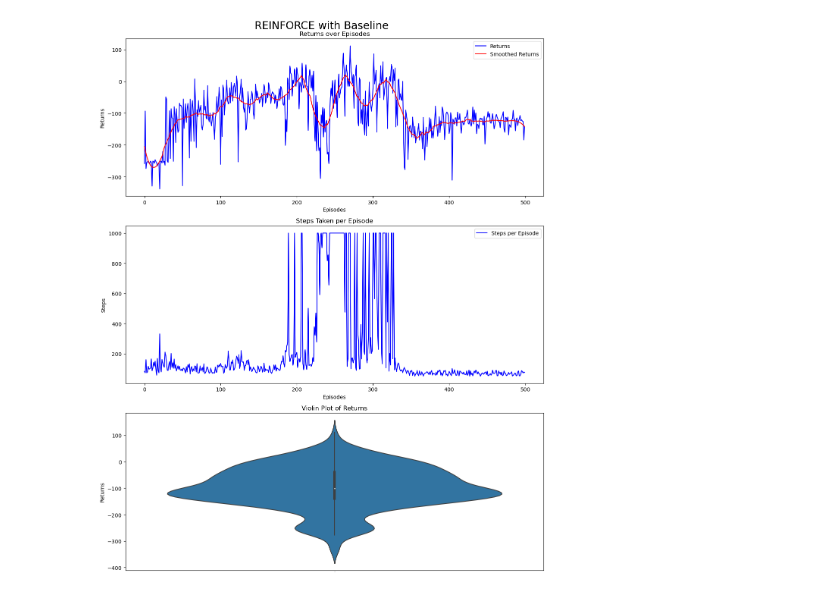
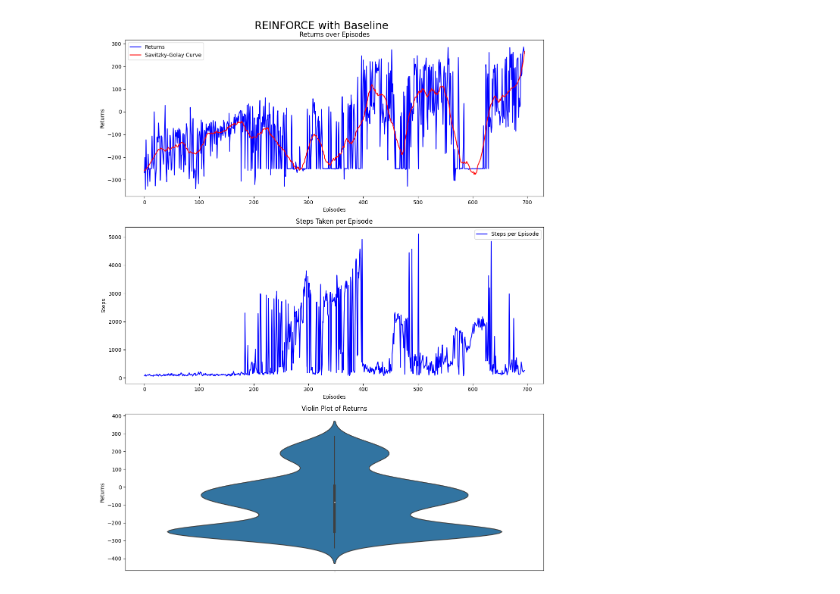
Before and after one commit to DavidAlexanderMoe/Lunar_Lander_DeepRL, a Jupyter notebook: Discrete/PG_MC_REINFORCE/training_REINFORCE.ipynb, the cells around one changed output. Cells and saved outputs as stored; diff of their text form; code cells hidden in the pictures.

```diff
--- a/Discrete/PG_MC_REINFORCE/training_REINFORCE.ipynb
+++ b/Discrete/PG_MC_REINFORCE/training_REINFORCE.ipynb
@@ -24,7 +23,7 @@ if torch.cuda.is_available():
 
 
 # hyperparameters
-episodes = 500 # run agent for this many episodes
+episodes = 1000 # run agent for this many episodes
 hidden_size = 256 # number of units in NN hidden layers
 actor_lr = 0.002 # learning rate for actor
 value_function_lr = 0.002 # learning rate for value function
@@ -47,7 +46,8 @@ episode_length = 0
 stats_actor_loss, stats_vf_loss = 0., 0.
 
 for ep in range(episodes):
-    state = env.reset()
+    state, _ = env.reset()
+    # state = env.reset()
     state_list, action_list, reward_list = [], [], []
 
     # stopping condition for training if agent reaches the amount of reward
@@ -69,7 +69,8 @@ for ep in range(episodes):
         action = agent.act(state)
 
         # enter action into the env
-        next_state, reward, done, _ = env.step(action)
+        next_state, reward, done, _, _ = env.step(action)
+        # next_state, reward, done, _ = env.step(action)
         total_reward += reward
         episode_length += 1
 
@@ -121,13 +122,5 @@ Episode: 490 Timestep: 113526 Total reward: -124.3 Episode length: 64.3 Actor Lo
 # %%
-# plot stats
-def get_running_stat(stat, stat_len):
-    cum_sum = np.cumsum(np.insert(stat, 0, 0))
-    return (cum_sum[stat_len:] - cum_sum[:-stat_len]) / stat_len
-
 episode, returns, l = np.array(stats_rewards_list).T
-cum_r = get_running_stat(reward, 10)
-cum_l = get_running_stat(l, 10)
-
 
 # Determine the window length based on the size of the data
 window_length = min(50, len(returns))
@@ -136,35 +129,35 @@ window_length = min(50, len(returns))
 smoothed_returns = savgol_filter(returns, window_length=window_length, polyorder=3)
 # MA = pd.Series(returns).rolling(window=100).mean()
 
 # Create a figure and a set of subplots
 fig, axs = plt.subplots(3, 1, figsize=(12, 15))
 
 # Plot returns and smoothed returns
 sns.lineplot(data=returns, label='Returns', color='blue', ax=axs[0])
-sns.lineplot(data=smoothed_returns, label='Smoothed Returns', color='red', ax=axs[0])
+sns.lineplot(data=smoothed_returns, label='Savitzky-Golay Curve', color='red', ax=axs[0])
 # sns.lineplot(data=MA, label='Smoothed Returns', color='red', ax=axs[0])
 axs[0].set_ylabel('Returns')
 axs[0].set_xlabel('Episodes')
 axs[0].set_title('Returns over Episodes')
 axs[0].legend()
 
 # Plot steps taken per episode
 sns.lineplot(x=episode, y=l, label='Steps per Episode', color='blue', ax=axs[1])
 axs[1].set_ylabel('Steps')
 axs[1].set_xlabel('Episodes')
 axs[1].set_title('Steps Taken per Episode')
 axs[1].legend()
 
 # Plot violin plot of returns
 sns.violinplot(y=returns, ax=axs[2])
 axs[2].set_ylabel('Returns')
 axs[2].set_title('Violin Plot of Returns')
 
 plt.suptitle('REINFORCE with Baseline', fontsize=20)
 plt.tight_layout()
 plt.show()
 # %% [output]
-[figure, old version]
+[figure, new version]
 # %%
 # save the actor and value function networks
 torch.save(agent.actor_net.state_dict(), 'Trained_Agents/MC_actor.pth')
```
Also changed, not shown: parts of 2 cells of this notebook, 9 other files.
